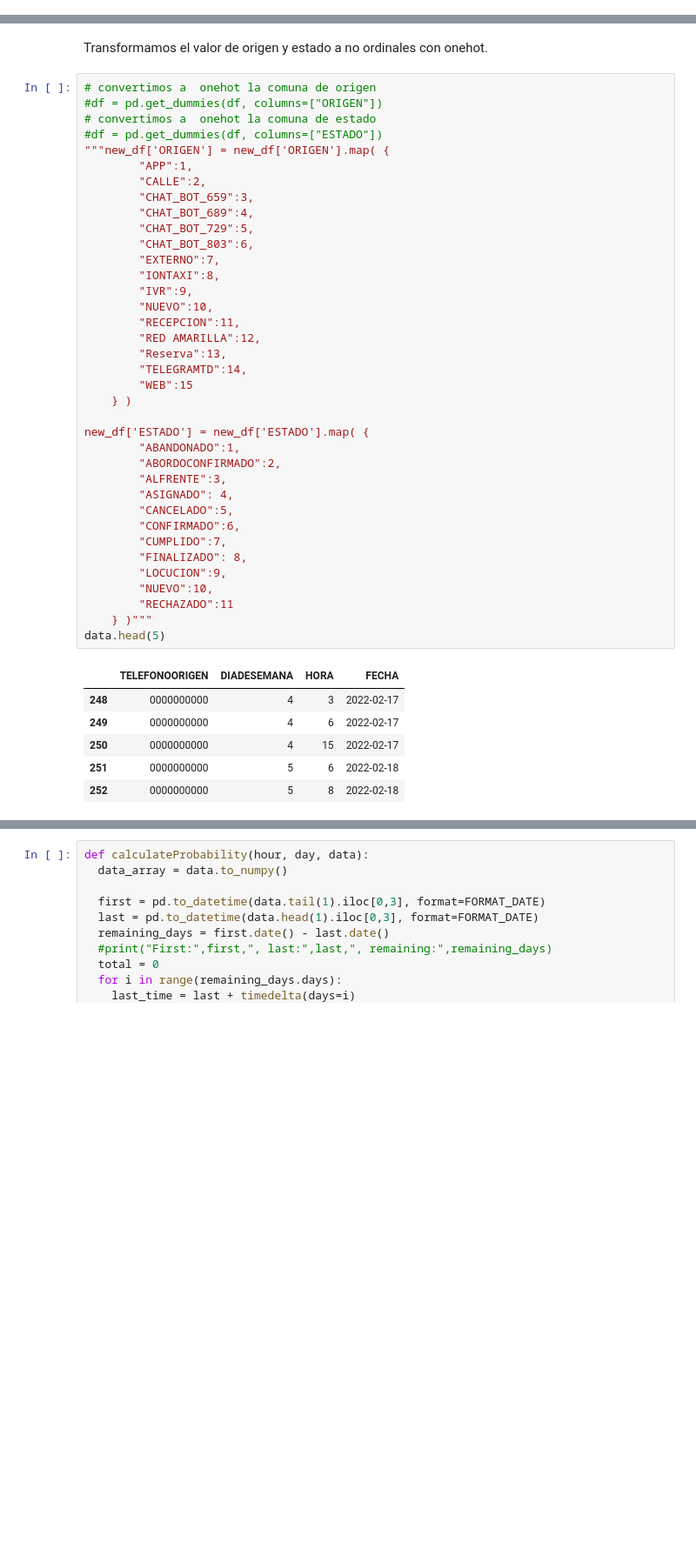
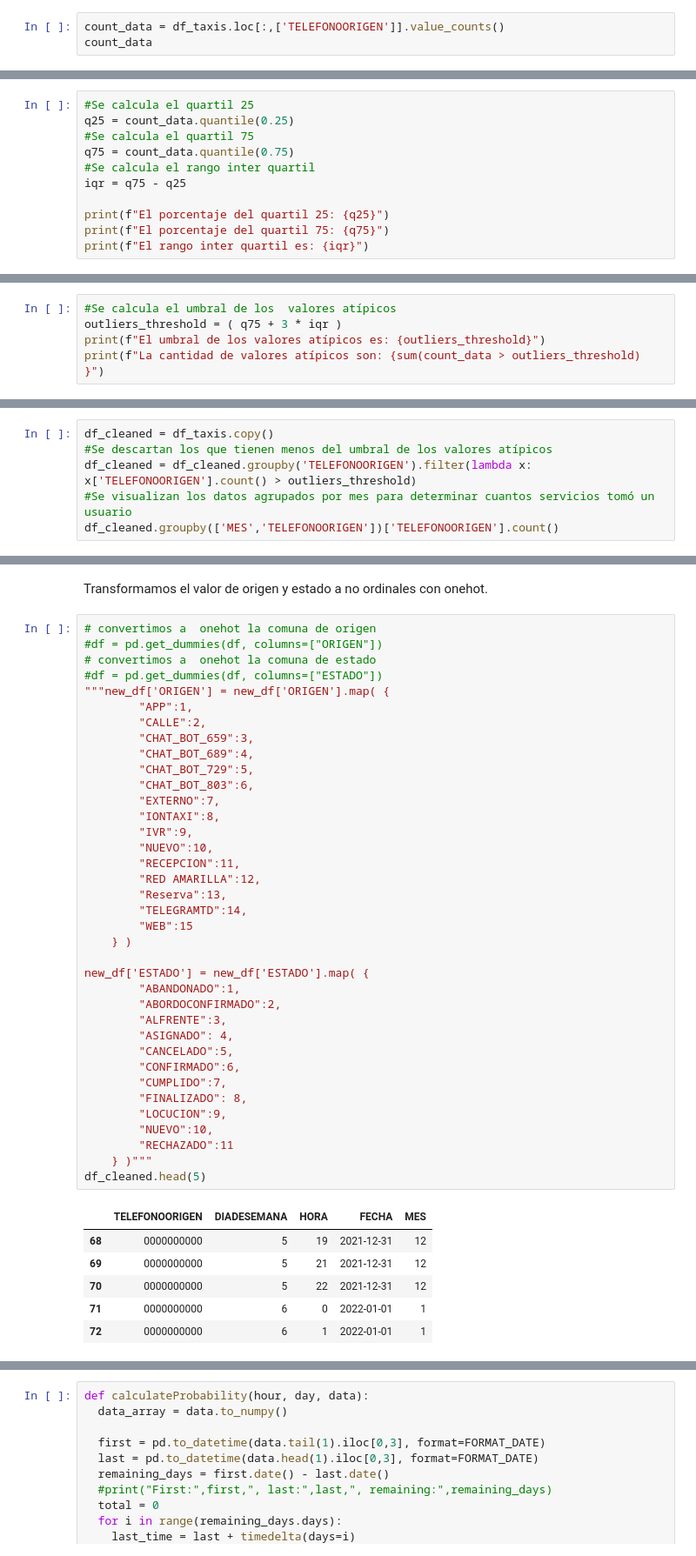
Before and after one commit to josedelarosa82/taxi-prediction-model, a Jupyter notebook: Proyecto_predicción_servicio_taxi.ipynb, the cells around one changed output, grey strips where cells are left out. Shown at 87% size. Saved outputs shown, nothing was run; the diff lists cells and outputs as text; blank space fills up the shorter version.

```diff
--- a/Proyecto_predicción_servicio_taxi.ipynb
+++ b/Proyecto_predicción_servicio_taxi.ipynb
@@ -152,0 +146,3 @@ Length: 60374, dtype: int64
+# %%
+count_data = df_taxis.loc[:,['TELEFONOORIGEN']].value_counts()
+count_data
@@ -152,0 +180,11 @@ Length: 60374, dtype: int64
+# %%
+#Se calcula el quartil 25
+q25 = count_data.quantile(0.25)
+#Se calcula el quartil 75
+q75 = count_data.quantile(0.75)
+#Se calcula el rango inter quartil
+iqr = q75 - q25
+
+print(f"El porcentaje del quartil 25: {q25}")
+print(f"El porcentaje del quartil 75: {q75}")
+print(f"El rango inter quartil es: {iqr}")
@@ -152,0 +197,5 @@ Length: 60374, dtype: int64
+# %%
+#Se calcula el umbral de los  valores atípicos
+outliers_threshold = ( q75 + 3 * iqr )
+print(f"El umbral de los valores atípicos es: {outliers_threshold}")
+print(f"La cantidad de valores atípicos son: {sum(count_data > outliers_threshold) }")
@@ -152,0 +207,6 @@ Length: 60374, dtype: int64
+# %%
+df_cleaned = df_taxis.copy()
+#Se descartan los que tienen menos del umbral de los valores atípicos
+df_cleaned = df_cleaned.groupby('TELEFONOORIGEN').filter(lambda x: x['TELEFONOORIGEN'].count() > outliers_threshold)
+#Se visualizan los datos agrupados por mes para determinar cuantos servicios tomó un usuario
+df_cleaned.groupby(['MES','TELEFONOORIGEN'])['TELEFONOORIGEN'].count()
@@ -162,37 +254,37 @@ Transformamos el valor de origen y estado a no ordinales con onehot.
         "CALLE":2,
         "CHAT_BOT_659":3,
         "CHAT_BOT_689":4,
         "CHAT_BOT_729":5,
         "CHAT_BOT_803":6,
         "EXTERNO":7,
         "IONTAXI":8,
         "IVR":9,
         "NUEVO":10,
         "RECEPCION":11,
         "RED AMARILLA":12,
         "Reserva":13,
         "TELEGRAMTD":14,
         "WEB":15
     } )
 
 new_df['ESTADO'] = new_df['ESTADO'].map( {
         "ABANDONADO":1,
         "ABORDOCONFIRMADO":2,
         "ALFRENTE":3,
         "ASIGNADO": 4,
         "CANCELADO":5,
         "CONFIRMADO":6,
         "CUMPLIDO":7,
         "FINALIZADO": 8,
         "LOCUCION":9,
         "NUEVO":10,
         "RECHAZADO":11
     } )"""
-data.head(5)
+df_cleaned.head(5)
 # %% [output]
-|  | TELEFONOORIGEN | DIADESEMANA | HORA | FECHA |
-| 248 | 0000000000 | 4 | 3 | 2022-02-17 |
-| 249 | 0000000000 | 4 | 6 | 2022-02-17 |
-| 250 | 0000000000 | 4 | 15 | 2022-02-17 |
-| 251 | 0000000000 | 5 | 6 | 2022-02-18 |
-| 252 | 0000000000 | 5 | 8 | 2022-02-18 |
+|  | TELEFONOORIGEN | DIADESEMANA | HORA | FECHA | MES |
+| 68 | 0000000000 | 5 | 19 | 2021-12-31 | 12 |
+| 69 | 0000000000 | 5 | 21 | 2021-12-31 | 12 |
+| 70 | 0000000000 | 5 | 22 | 2021-12-31 | 12 |
+| 71 | 0000000000 | 6 | 0 | 2022-01-01 | 1 |
+| 72 | 0000000000 | 6 | 1 | 2022-01-01 | 1 |
```
Also changed, not shown: parts of 91 cells of this notebook.
